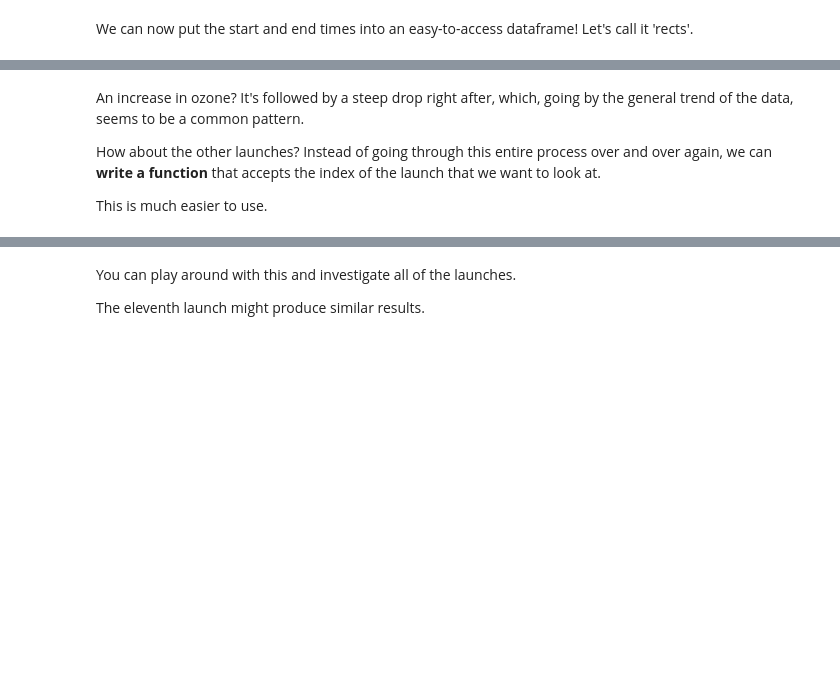
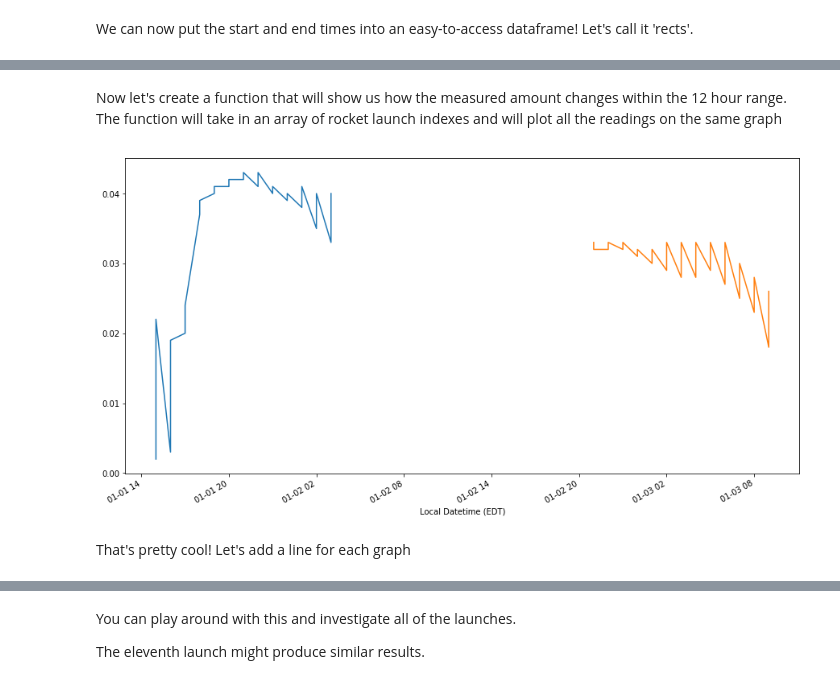
Before and after one commit to bigdatachallenge/2019_bdc_workshops, a Jupyter notebook: Example_Analysis/Example_Analysis_Python.ipynb, the cells around one changed output, grey strips where cells are left out. Cells and saved outputs as stored; diff of their text form; code cells hidden in the pictures; blank space fills up the shorter version.

Commit message:
added visualizer functions for high resolution ozone

```diff
--- a/Example_Analysis/Example_Analysis_Python.ipynb
+++ b/Example_Analysis/Example_Analysis_Python.ipynb
@@ -786,10 +806,0 @@ row
-# %%
-errorboxes = []
-for row ,s in rects.iterrows():
-    rect = Rectangle((rects.iloc[row].start,0), rects.iloc[row].end, 10000)
-    errorboxes.append(rect)
-
-
-p = PatchCollection(errorboxes)
-
-ax.add_patch(p)
@@ -816,21 +807,13 @@ geom_rect(data=rects[1,], inherit.aes=FALSE, aes(xmin=start, xmax=end, ymin=-Inf
-# %% [markdown]
-An increase in ozone? It's followed by a steep drop right after, which, going by the general trend of the data, seems to be a common pattern.
-
-How about the other launches? Instead of going through this entire process over and over again, we can **write a function** that accepts the index of the launch that we want to look at.
-
-This is much easier to use.
-# %%
-visualizr<-function(index)
-{
-    lower<-as.character(as.Date(start[index])-1)
-    upper<-as.character(as.Date(start[index])+2)
-    Index_Ozone<-Brevard_Hourly[Brevard_Hourly$Datetime>=lower & Brevard_Hourly$Datetime<=upper,]
-
-    myPlot3 <- ggplot(data=Index_Ozone, aes(x=Datetime, y=Measurement)) +
-    geom_line() +
-    geom_rect(data=rects[index,], inherit.aes=FALSE, aes(xmin=start, xmax=end, ymin=-Inf,
-                ymax=Inf), color="transparent", fill="orange", alpha=0.5) +
-    geom_vline(xintercept=start[index], col='navy', size=1.5, alpha=0.5)
-
-    return(myPlot3)
-}
+# %% [markdown]
+Now let's create a function that will show us how the measured amount changes within the 12 hour range. The function will take in an array of rocket launch indexes and will plot all the readings on the same graph
+# %%
+def visualizr(list_of_idx):
+    for idx in list_of_idx:
+        row = rects.iloc[idx]
+        Brevard_Hourly["Sample Measurement (ppm)"].loc[row.start:row.end].plot()
+# %%
+visualizr([20,80])
+# %% [output]
+[figure, added]
+# %% [markdown]
+That's pretty cool! Let's add a line for each graph
```
Also changed, not shown: parts of 41 cells of this notebook, 1 other file.
